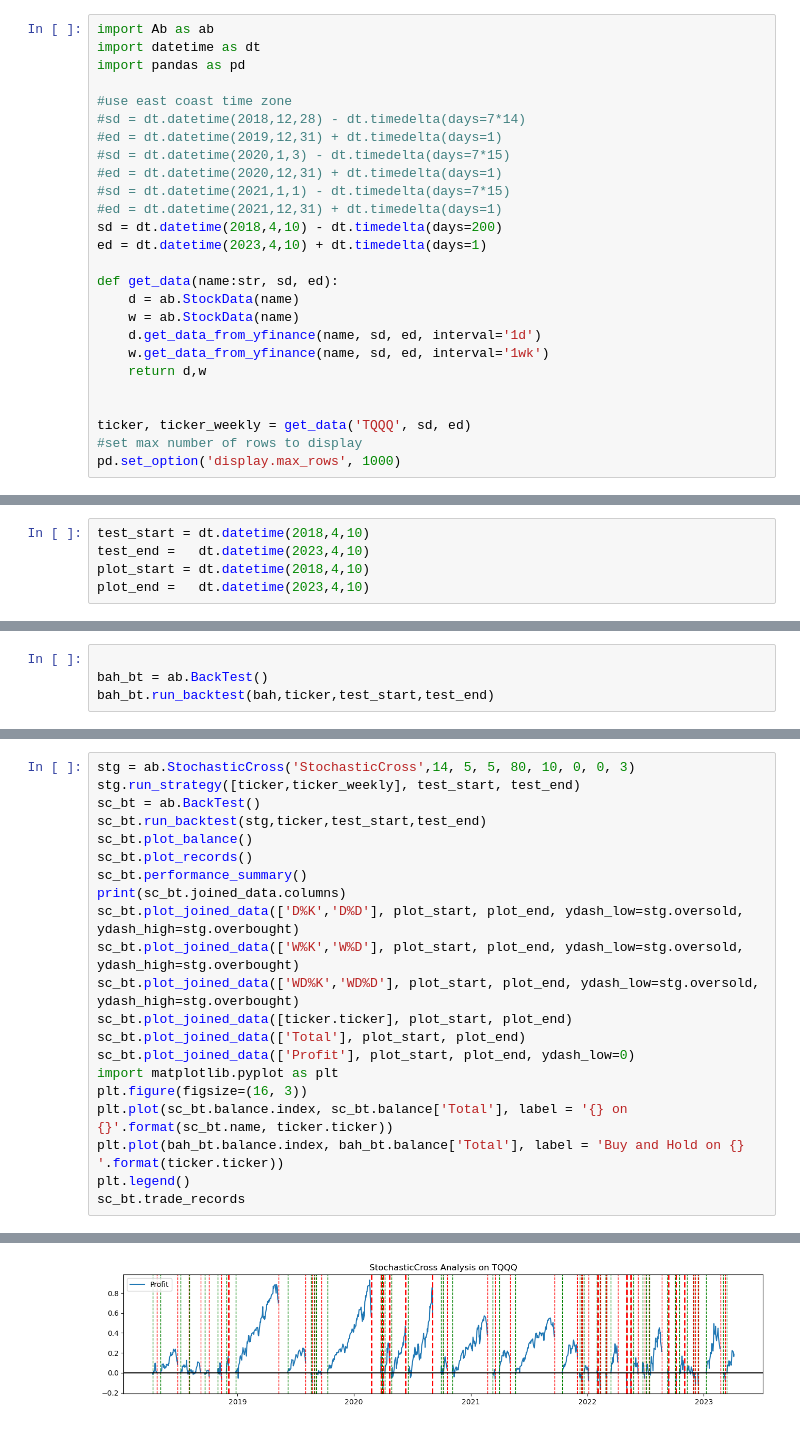
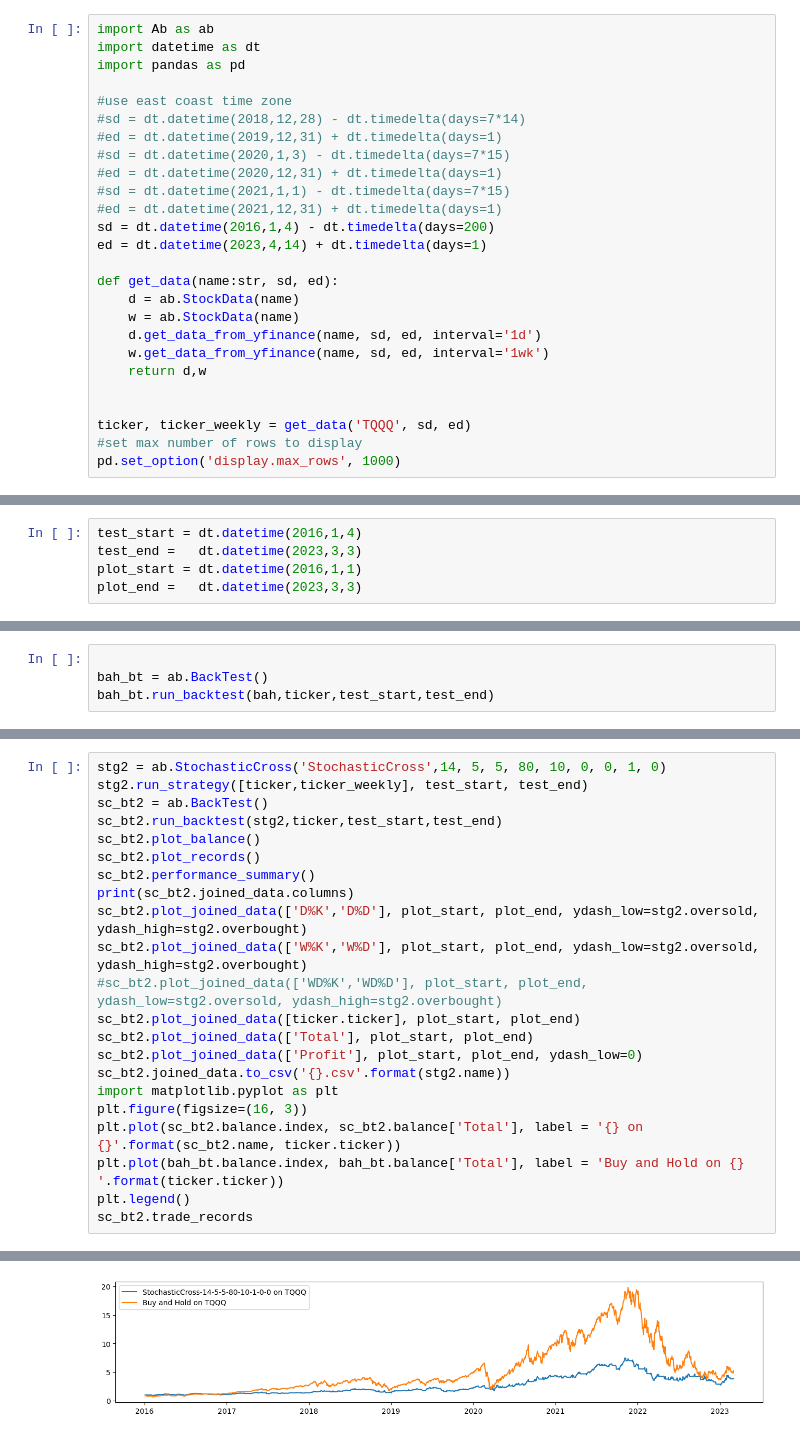
Before and after one commit to sylviawusyl/backtesting, a Jupyter notebook: stochastics_stg.ipynb, the cells around one changed output, grey strips where cells are left out. Saved outputs shown, nothing was run; the diff lists cells and outputs as text.

```diff
--- a/stochastics_stg.ipynb
+++ b/stochastics_stg.ipynb
@@ -10,8 +10,8 @@ import pandas as pd
 #ed = dt.datetime(2020,12,31) + dt.timedelta(days=1)
 #sd = dt.datetime(2021,1,1) - dt.timedelta(days=7*15)
 #ed = dt.datetime(2021,12,31) + dt.timedelta(days=1)
-sd = dt.datetime(2018,4,10) - dt.timedelta(days=200)
-ed = dt.datetime(2023,4,10) + dt.timedelta(days=1)
+sd = dt.datetime(2016,1,4) - dt.timedelta(days=200)
+ed = dt.datetime(2023,4,14) + dt.timedelta(days=1)
 
 def get_data(name:str, sd, ed):
     d = ab.StockData(name)
@@ -82 +55,6 @@ ticker_weekly.data.rename(columns={'Close-K14-EMA5-EMA5':'W%D', 'Close-K14-EMA5'
+# %%
+test_start = dt.datetime(2016,1,4)
+test_end =   dt.datetime(2023,3,3)
+plot_start = dt.datetime(2016,1,1)
+plot_end =   dt.datetime(2023,3,3)
 # %%
@@ -95,8 +71,3 @@ ticker_weekly.data.plot(y=['W%D', 'W%K'], figsize=(16,1.5), sharey=True, color=[
-# %%
-test_start = dt.datetime(2018,4,10)
-test_end =   dt.datetime(2023,4,10)
-plot_start = dt.datetime(2018,4,10)
-plot_end =   dt.datetime(2023,4,10)
 # %%
 #buy and hold
 bah = ab.BuyAndHold(ticker)
@@ -224,22 +181,23 @@ Index(['TQQQ', 'Weekday', 'Signal_x', 'Cash', 'Stock', 'Total', 'Margin',
 # %%
-stg = ab.StochasticCross('StochasticCross',14, 5, 5, 80, 10, 0, 0, 3)
-stg.run_strategy([ticker,ticker_weekly], test_start, test_end)
-sc_bt = ab.BackTest()
-sc_bt.run_backtest(stg,ticker,test_start,test_end)
-sc_bt.plot_balance()
-sc_bt.plot_records()
-sc_bt.performance_summary()
-print(sc_bt.joined_data.columns)
-sc_bt.plot_joined_data(['D%K','D%D'], plot_start, plot_end, ydash_low=stg.oversold, ydash_high=stg.overbought)
-sc_bt.plot_joined_data(['W%K','W%D'], plot_start, plot_end, ydash_low=stg.oversold, ydash_high=stg.overbought)
-sc_bt.plot_joined_data(['WD%K','WD%D'], plot_start, plot_end, ydash_low=stg.oversold, ydash_high=stg.overbought)
-sc_bt.plot_joined_data([ticker.ticker], plot_start, plot_end)
-sc_bt.plot_joined_data(['Total'], plot_start, plot_end)
-sc_bt.plot_joined_data(['Profit'], plot_start, plot_end, ydash_low=0)
+stg2 = ab.StochasticCross('StochasticCross',14, 5, 5, 80, 10, 0, 0, 1, 0)
+stg2.run_strategy([ticker,ticker_weekly], test_start, test_end)
+sc_bt2 = ab.BackTest()
+sc_bt2.run_backtest(stg2,ticker,test_start,test_end)
+sc_bt2.plot_balance()
+sc_bt2.plot_records()
+sc_bt2.performance_summary()
+print(sc_bt2.joined_data.columns)
+sc_bt2.plot_joined_data(['D%K','D%D'], plot_start, plot_end, ydash_low=stg2.oversold, ydash_high=stg2.overbought)
+sc_bt2.plot_joined_data(['W%K','W%D'], plot_start, plot_end, ydash_low=stg2.oversold, ydash_high=stg2.overbought)
+#sc_bt2.plot_joined_data(['WD%K','WD%D'], plot_start, plot_end, ydash_low=stg2.oversold, ydash_high=stg2.overbought)
+sc_bt2.plot_joined_data([ticker.ticker], plot_start, plot_end)
+sc_bt2.plot_joined_data(['Total'], plot_start, plot_end)
+sc_bt2.plot_joined_data(['Profit'], plot_start, plot_end, ydash_low=0)
+sc_bt2.joined_data.to_csv('{}.csv'.format(stg2.name))
 import matplotlib.pyplot as plt
 plt.figure(figsize=(16, 3))
-plt.plot(sc_bt.balance.index, sc_bt.balance['Total'], label = '{} on {}'.format(sc_bt.name, ticker.ticker))
+plt.plot(sc_bt2.balance.index, sc_bt2.balance['Total'], label = '{} on {}'.format(sc_bt2.name, ticker.ticker))
 plt.plot(bah_bt.balance.index, bah_bt.balance['Total'], label = 'Buy and Hold on {} '.format(ticker.ticker))
 plt.legend()
-sc_bt.trade_records
+sc_bt2.trade_records
 # %% [output]
@@ -287 +245 @@ Loss Average           : -7.58%
-[figure, old version]
+[figure, new version]
```
Also changed, not shown: parts of 12 cells of this notebook, 3 other files.
